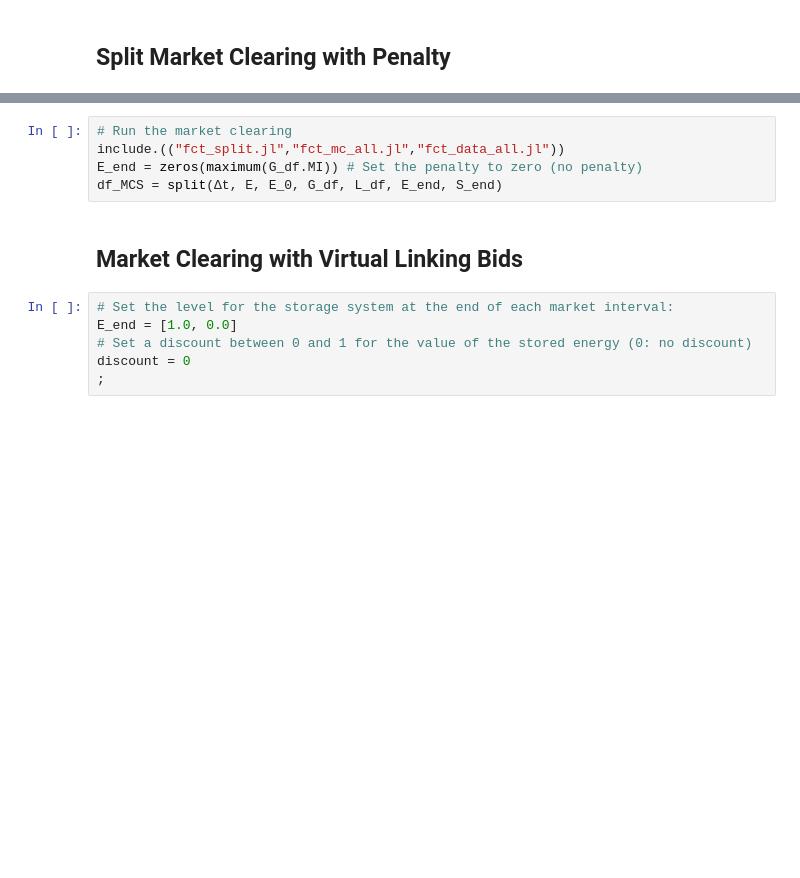
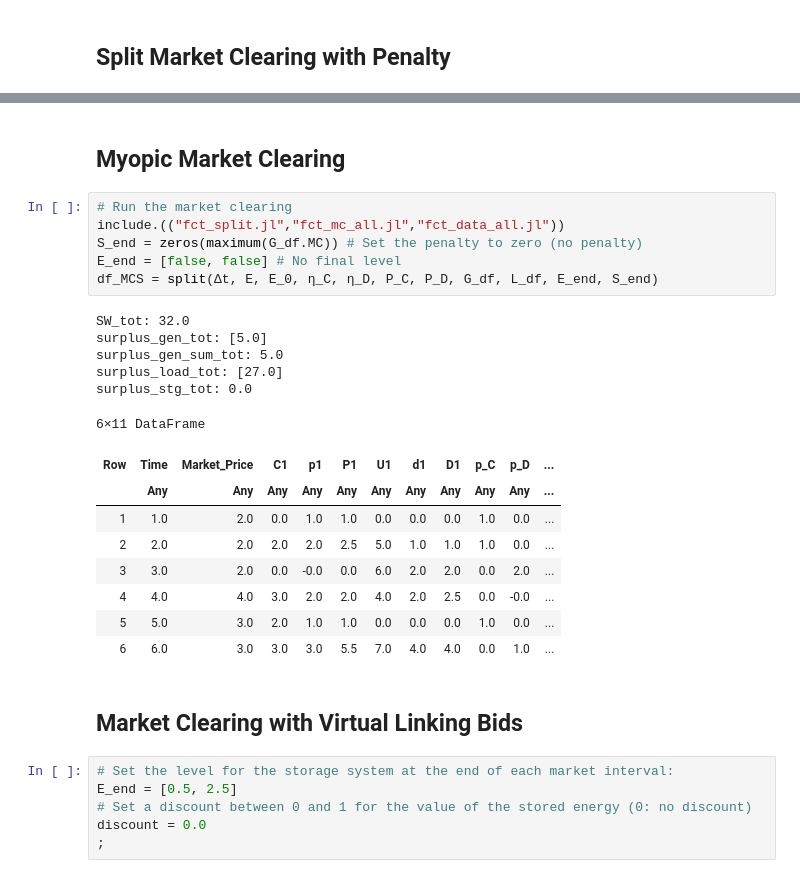
Before and after one commit to eleaprat/MC_non_merchant_stg, a Jupyter notebook: main_notebook.ipynb, the cells around one changed output, grey strips where cells are left out. Saved outputs shown, nothing was run; the diff lists cells and outputs as text; blank space fills up the shorter version.

```diff
--- a/main_notebook.ipynb
+++ b/main_notebook.ipynb
@@ -55,14 +131,32 @@ S_end = [2, 0]
+# %% [markdown]
+## Myopic Market Clearing
 # %%
 # Run the market clearing
 include.(("fct_split.jl","fct_mc_all.jl","fct_data_all.jl"))
-E_end = zeros(maximum(G_df.MI)) # Set the penalty to zero (no penalty)
-df_MCS = split(∆t, E, E_0, G_df, L_df, E_end, S_end)
+S_end = zeros(maximum(G_df.MC)) # Set the penalty to zero (no penalty)
+E_end = [false, false] # No final level
+df_MCS = split(∆t, E, E_0, η_C, η_D, P_C, P_D, G_df, L_df, E_end, S_end)
+# %% [output]
+SW_tot: 32.0
+surplus_gen_tot: [5.0]
+surplus_gen_sum_tot: 5.0
+surplus_load_tot: [27.0]
+surplus_stg_tot: 0.0
+6×11 DataFrame
+| Row | Time | Market_Price | C1 | p1 | P1 | U1 | d1 | D1 | p_C | p_D | ... |
+|  | Any | Any | Any | Any | Any | Any | Any | Any | Any | Any | ... |
+| 1 | 1.0 | 2.0 | 0.0 | 1.0 | 1.0 | 0.0 | 0.0 | 0.0 | 1.0 | 0.0 | ... |
+| 2 | 2.0 | 2.0 | 2.0 | 2.0 | 2.5 | 5.0 | 1.0 | 1.0 | 1.0 | 0.0 | ... |
+| 3 | 3.0 | 2.0 | 0.0 | -0.0 | 0.0 | 6.0 | 2.0 | 2.0 | 0.0 | 2.0 | ... |
+| 4 | 4.0 | 4.0 | 3.0 | 2.0 | 2.0 | 4.0 | 2.0 | 2.5 | 0.0 | -0.0 | ... |
+| 5 | 5.0 | 3.0 | 2.0 | 1.0 | 1.0 | 0.0 | 0.0 | 0.0 | 1.0 | 0.0 | ... |
+| 6 | 6.0 | 3.0 | 3.0 | 3.0 | 5.5 | 7.0 | 4.0 | 4.0 | 0.0 | 1.0 | ... |
 # %% [markdown]
 ## Market Clearing with Virtual Linking Bids
 # %%
 # Set the level for the storage system at the end of each market interval:
-E_end = [1.0, 0.0]
+E_end = [0.5, 2.5]
 # Set a discount between 0 and 1 for the value of the stored energy (0: no discount)
-discount = 0
+discount = 0.0
 ;
 # %%
```
Also changed, not shown: parts of 12 cells of this notebook, 18 other files.
